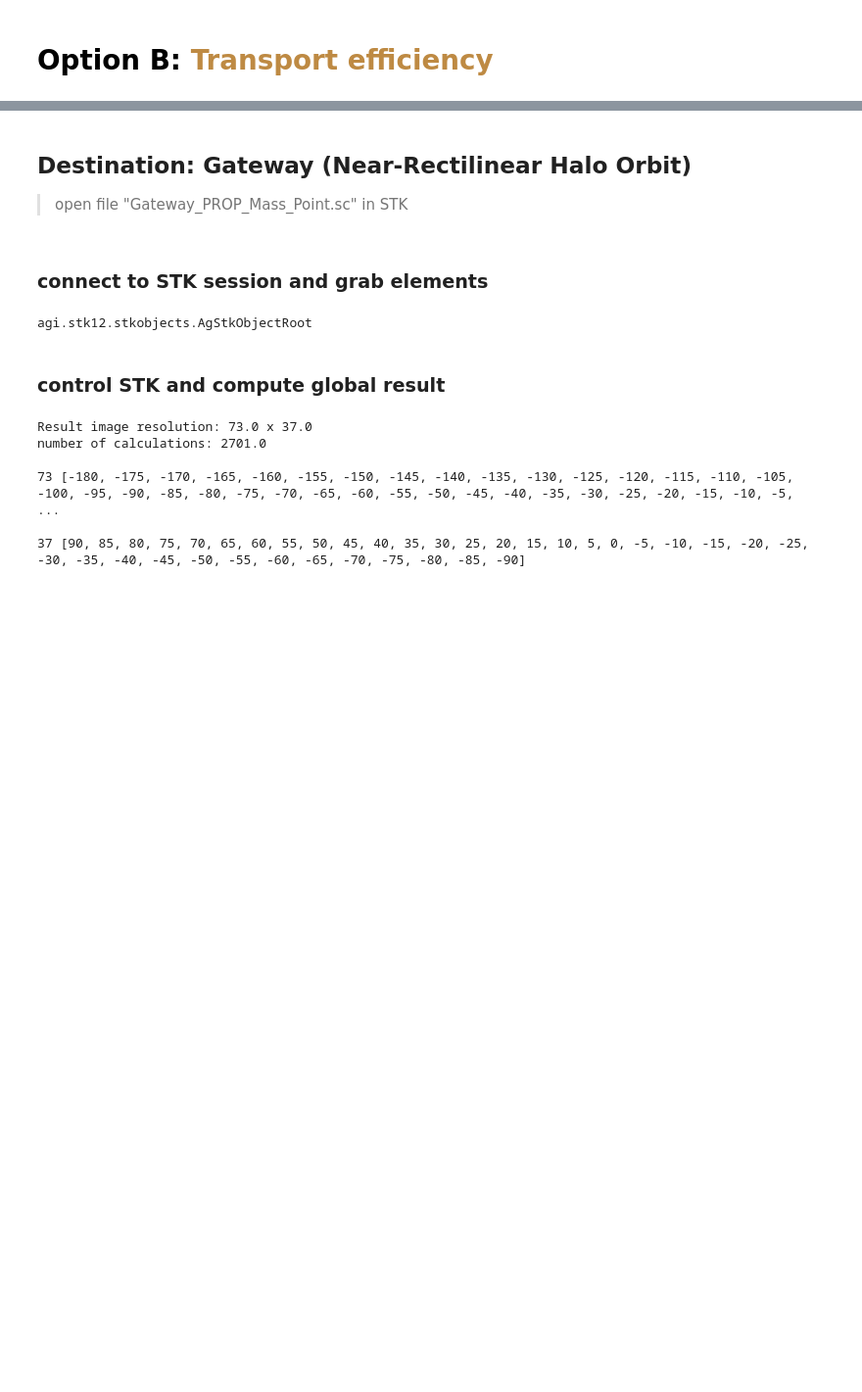
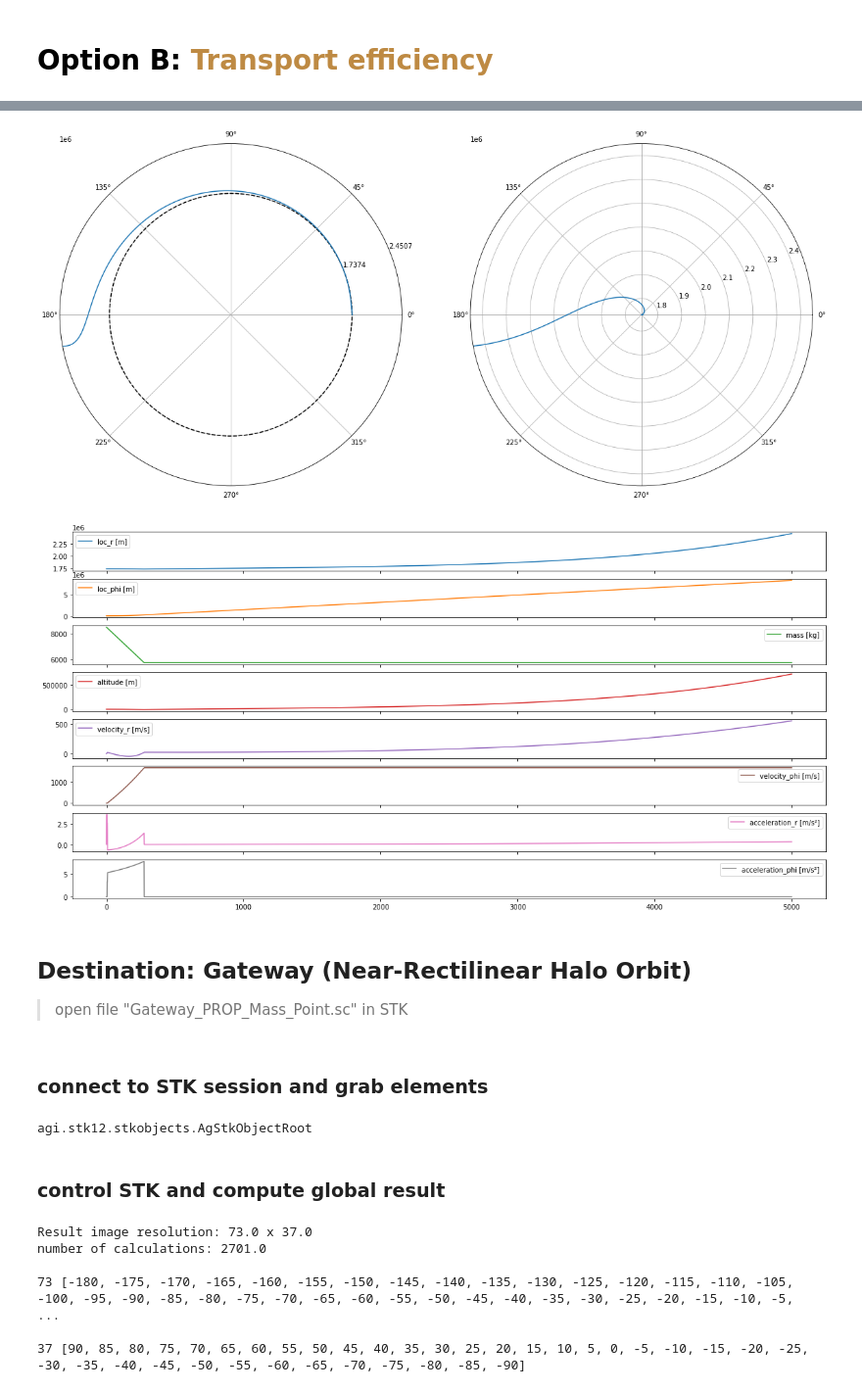
Before and after one commit to Sven-J-Steinert/10.3389-frspt.2024.1352213, a Jupyter notebook: B_Transport_efficiency.ipynb, the cells around one changed output, grey strips where cells are left out. Shown at 98% size. Drawn from its saved outputs; the diff is of its cells as text; code cells hidden in the pictures; blank space fills up the shorter version.

```diff
--- a/B_Transport_efficiency.ipynb
+++ b/B_Transport_efficiency.ipynb
@@ -3,3 +488,38 @@
+# %%
+# plot path
+
+# moon surface
+plot_r_moon = np.array([r_moon]*100)
+plot_phi_moon = np.linspace(0,2*np.pi,100)
+
+
+# rocket location
+r = df['loc_r [m]'].values
+phi = df['loc_phi [m]'].values / df['loc_r [m]'].values
+#print(np.around(phi,3))
+
+fig, (ax1, ax2) = plt.subplots(1, 2, subplot_kw={'projection': 'polar'},figsize=(20,10))
+
+ax1.plot(plot_phi_moon, plot_r_moon, linestyle='dashed',color='black')
+ax1.plot(phi, r)
+ax1.set_rmax(max(r))
+ax1.set_rmin(0)
+ax1.set_rticks([r_moon,max(r)])  # Less radial ticks
+#ax1.set_rlabel_position(-22.5)  # Move radial labels away from plotted line
+ax1.grid(True)
+
+ax2.plot(phi, r)
+ax2.set_rmax(max(r))
+ax2.set_rmin(min(r))
+
+plt.show()
+
+# plot result properties graphs
+df.plot(subplots=True,figsize=(20,10))
+plt.show()
+# %% [output]
+[figure, added]
+[figure, added]
 # %%
 # pip install "C:\Program Files\AGI\STK 12\bin\AgPythonAPI\agi.stk12-12.2.0-py3-none-any.whl"
 # run this notebook from STK's Python Scripting Interface
```
Also changed, not shown: parts of 6 cells of this notebook.
